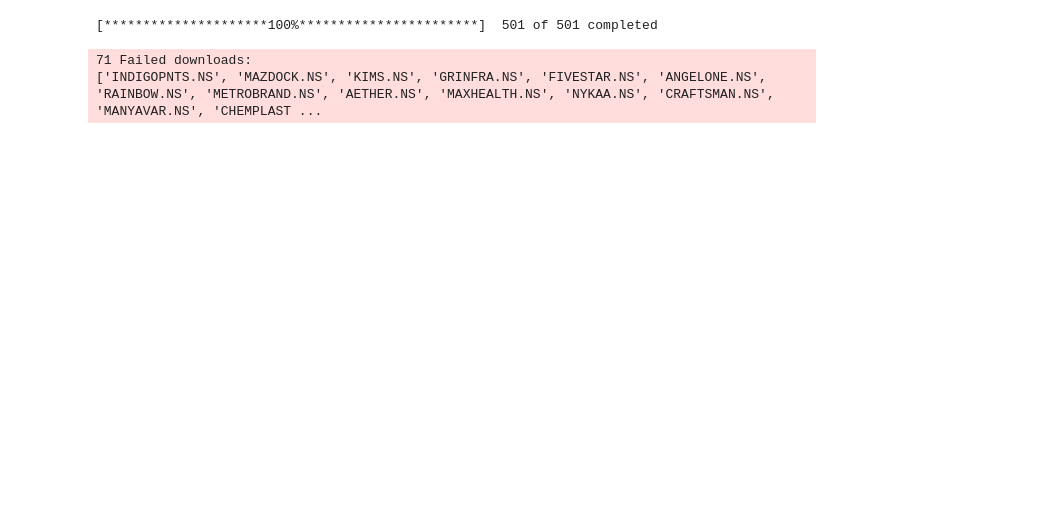
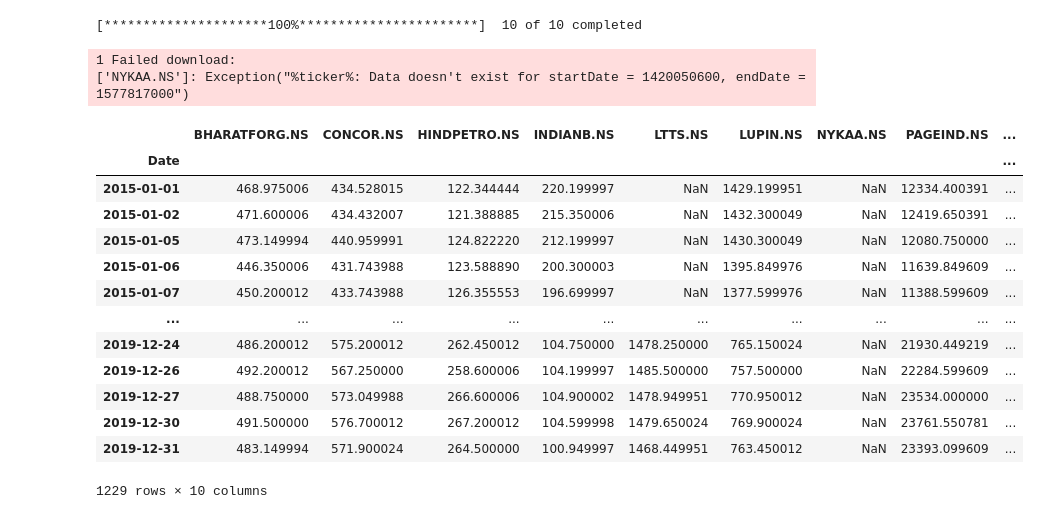
Before and after one commit to luvk1412/trading, a Jupyter notebook: momentum/main.ipynb, the cells around one changed output. Saved outputs shown, nothing was run; the diff lists cells and outputs as text; code cells hidden in the pictures; blank space fills up the shorter version.

```diff
--- a/momentum/main.ipynb
+++ b/momentum/main.ipynb
@@ -54,9 +54,26 @@ def download_data(stocks, start_date='2015-01-01', end_date='2020-01-01'):
     data = yf.download(stocks, start=start_date, end=end_date)
     return data['Close']
 # %%
-data = download_data(get_stocks())
+data = download_data(get_stocks('LARGECAP')[:10])
 # %% [output]
-[*********************100%***********************]  501 of 501 completed
+[*********************100%***********************]  10 of 10 completed
-71 Failed downloads:
-['INDIGOPNTS.NS', 'MAZDOCK.NS', 'KIMS.NS', 'GRINFRA.NS', 'FIVESTAR.NS', 'ANGELONE.NS', 'RAINBOW.NS', 'METROBRAND.NS', 'AETHER.NS', 'MAXHEALTH.NS', 'NYKAA.NS', 'CRAFTSMAN.NS', 'MANYAVAR.NS', 'CHEMPLAST ...
+1 Failed download:
+['NYKAA.NS']: Exception("%ticker%: Data doesn't exist for startDate = 1420050600, endDate = 1577817000")
+# %%
+data
+# %% [output]
+|  | BHARATFORG.NS | CONCOR.NS | HINDPETRO.NS | INDIANB.NS | LTTS.NS | LUPIN.NS | NYKAA.NS | PAGEIND.NS | ... |
+| Date |  |  |  |  |  |  |  |  | ... |
+| 2015-01-01 | 468.975006 | 434.528015 | 122.344444 | 220.199997 | NaN | 1429.199951 | NaN | 12334.400391 | ... |
+| 2015-01-02 | 471.600006 | 434.432007 | 121.388885 | 215.350006 | NaN | 1432.300049 | NaN | 12419.650391 | ... |
+| 2015-01-05 | 473.149994 | 440.959991 | 124.822220 | 212.199997 | NaN | 1430.300049 | NaN | 12080.750000 | ... |
+| 2015-01-06 | 446.350006 | 431.743988 | 123.588890 | 200.300003 | NaN | 1395.849976 | NaN | 11639.849609 | ... |
+| 2015-01-07 | 450.200012 | 433.743988 | 126.355553 | 196.699997 | NaN | 1377.599976 | NaN | 11388.599609 | ... |
+| ... | ... | ... | ... | ... | ... | ... | ... | ... | ... |
+| 2019-12-24 | 486.200012 | 575.200012 | 262.450012 | 104.750000 | 1478.250000 | 765.150024 | NaN | 21930.449219 | ... |
+| 2019-12-26 | 492.200012 | 567.250000 | 258.600006 | 104.199997 | 1485.500000 | 757.500000 | NaN | 22284.599609 | ... |
+| 2019-12-27 | 488.750000 | 573.049988 | 266.600006 | 104.900002 | 1478.949951 | 770.950012 | NaN | 23534.000000 | ... |
+| 2019-12-30 | 491.500000 | 576.700012 | 267.200012 | 104.599998 | 1479.650024 | 769.900024 | NaN | 23761.550781 | ... |
+| 2019-12-31 | 483.149994 | 571.900024 | 264.500000 | 100.949997 | 1468.449951 | 763.450012 | NaN | 23393.099609 | ... |
+1229 rows × 10 columns
 # %%
```
Also changed, not shown: parts of 19 cells of this notebook.
